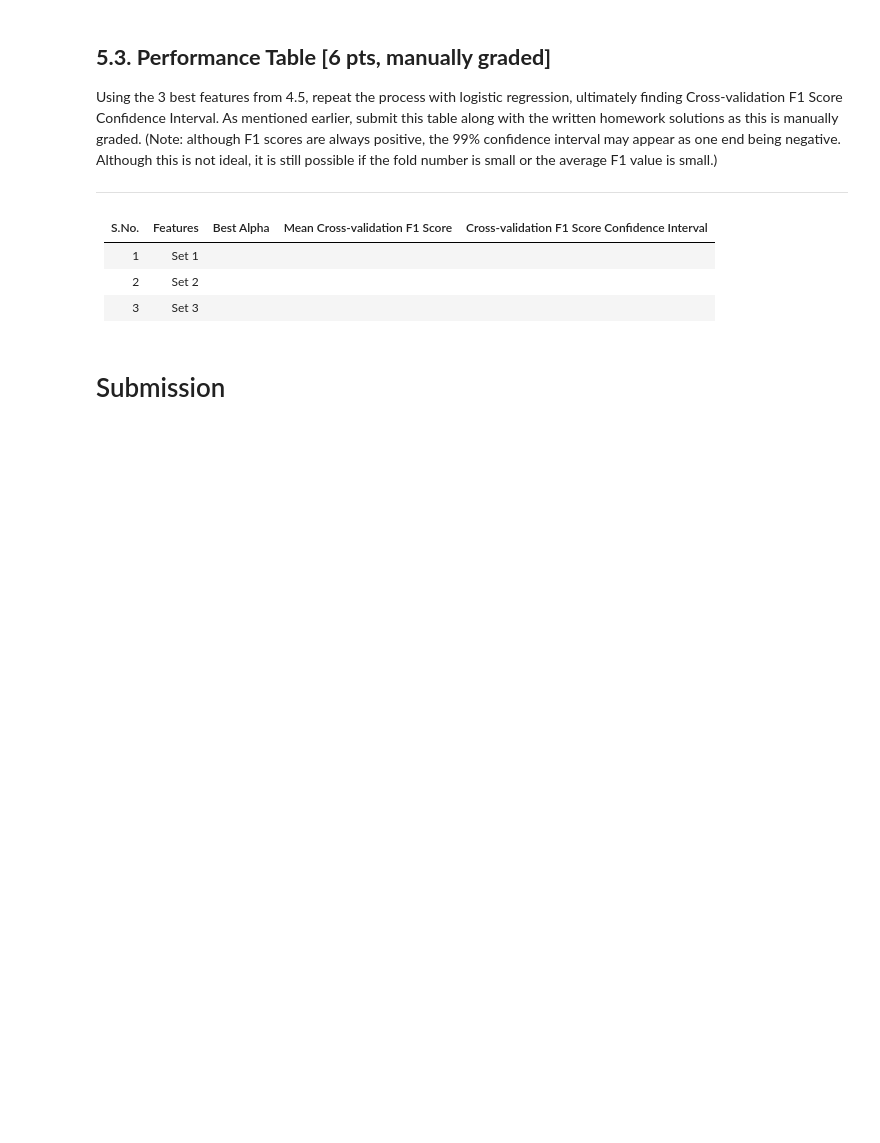
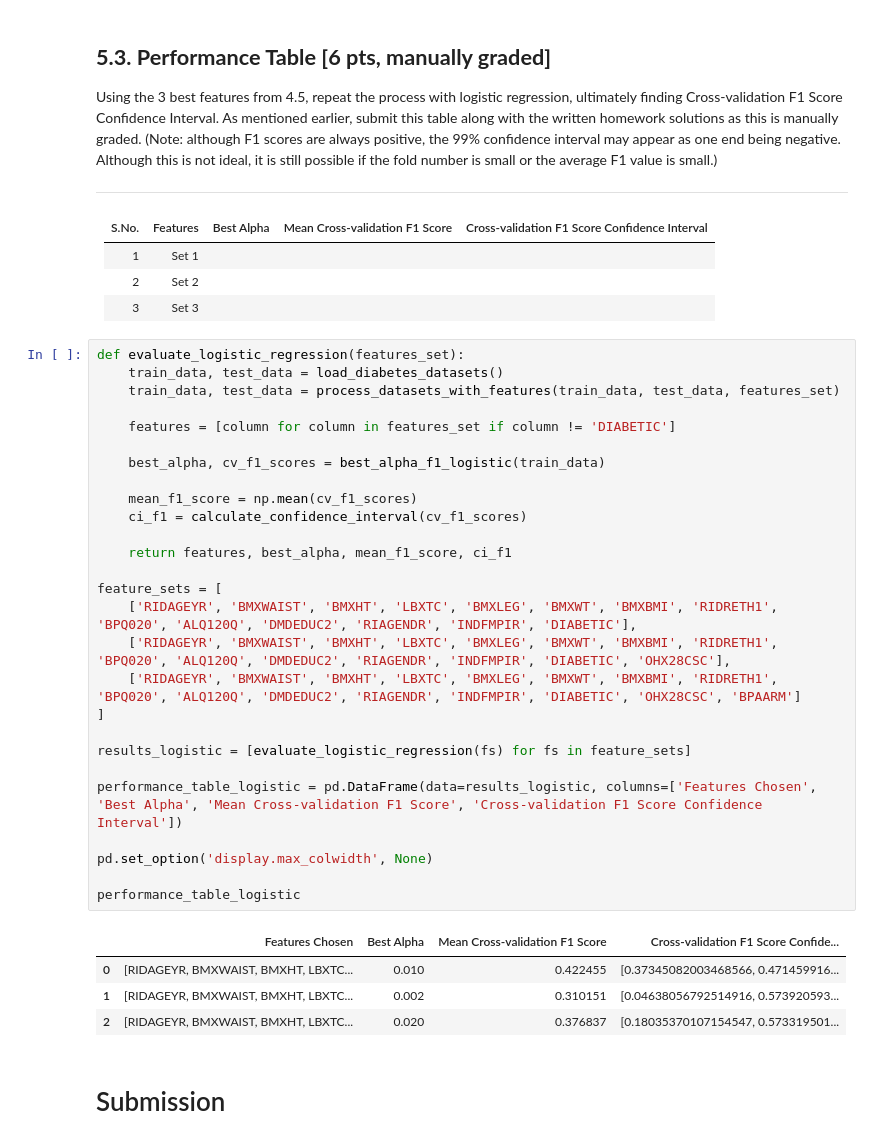
Before and after one commit to BeiKuoOoOo/CIS519, a Jupyter notebook: hw3_coding.ipynb, the cells around one changed output. Cells and saved outputs as stored; diff of their text form; blank space fills up the shorter version.

```diff
--- a/hw3_coding.ipynb
+++ b/hw3_coding.ipynb
@@ -1543,6 +1527,38 @@ S.No. | Features | Best Alpha | Mean Cross-validation F1 Score | Cross-validatio
 1 | Set 1 | | |
 2 | Set 2 | | |
 3 | Set 3 | | |
+# %%
+def evaluate_logistic_regression(features_set):
+    train_data, test_data = load_diabetes_datasets()
+    train_data, test_data = process_datasets_with_features(train_data, test_data, features_set)
+
+    features = [column for column in features_set if column != 'DIABETIC']
+
+    best_alpha, cv_f1_scores = best_alpha_f1_logistic(train_data)
+
+    mean_f1_score = np.mean(cv_f1_scores)
+    ci_f1 = calculate_confidence_interval(cv_f1_scores)
+
+    return features, best_alpha, mean_f1_score, ci_f1
+
+feature_sets = [
+    ['RIDAGEYR', 'BMXWAIST', 'BMXHT', 'LBXTC', 'BMXLEG', 'BMXWT', 'BMXBMI', 'RIDRETH1', 'BPQ020', 'ALQ120Q', 'DMDEDUC2', 'RIAGENDR', 'INDFMPIR', 'DIABETIC'],
+    ['RIDAGEYR', 'BMXWAIST', 'BMXHT', 'LBXTC', 'BMXLEG', 'BMXWT', 'BMXBMI', 'RIDRETH1', 'BPQ020', 'ALQ120Q', 'DMDEDUC2', 'RIAGENDR', 'INDFMPIR', 'DIABETIC', 'OHX28CSC'],
+    ['RIDAGEYR', 'BMXWAIST', 'BMXHT', 'LBXTC', 'BMXLEG', 'BMXWT', 'BMXBMI', 'RIDRETH1', 'BPQ020', 'ALQ120Q', 'DMDEDUC2', 'RIAGENDR', 'INDFMPIR', 'DIABETIC', 'OHX28CSC', 'BPAARM']
+]
+
+results_logistic = [evaluate_logistic_regression(fs) for fs in feature_sets]
+
+performance_table_logistic = pd.DataFrame(data=results_logistic, columns=['Features Chosen', 'Best Alpha', 'Mean Cross-validation F1 Score', 'Cross-validation F1 Score Confidence Interval'])
+
+pd.set_option('display.max_colwidth', None)
+
+performance_table_logistic
+# %% [output]
+|  | Features Chosen | Best Alpha | Mean Cross-validation F1 Score | Cross-validation F1 Score Confide... |
+| 0 | [RIDAGEYR, BMXWAIST, BMXHT, LBXTC... | 0.010 | 0.422455 | [0.37345082003468566, 0.471459916... |
+| 1 | [RIDAGEYR, BMXWAIST, BMXHT, LBXTC... | 0.002 | 0.310151 | [0.04638056792514916, 0.573920593... |
+| 2 | [RIDAGEYR, BMXWAIST, BMXHT, LBXTC... | 0.020 | 0.376837 | [0.18035370107154547, 0.573319501... |
 # %% [markdown]
 # Submission
 # %% [markdown]
```
Also changed, not shown: parts of 11 cells of this notebook.
